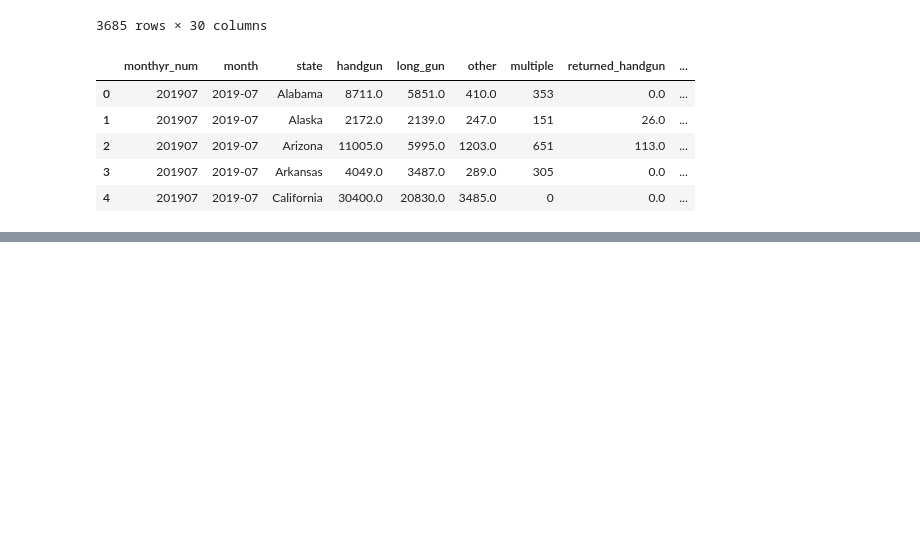
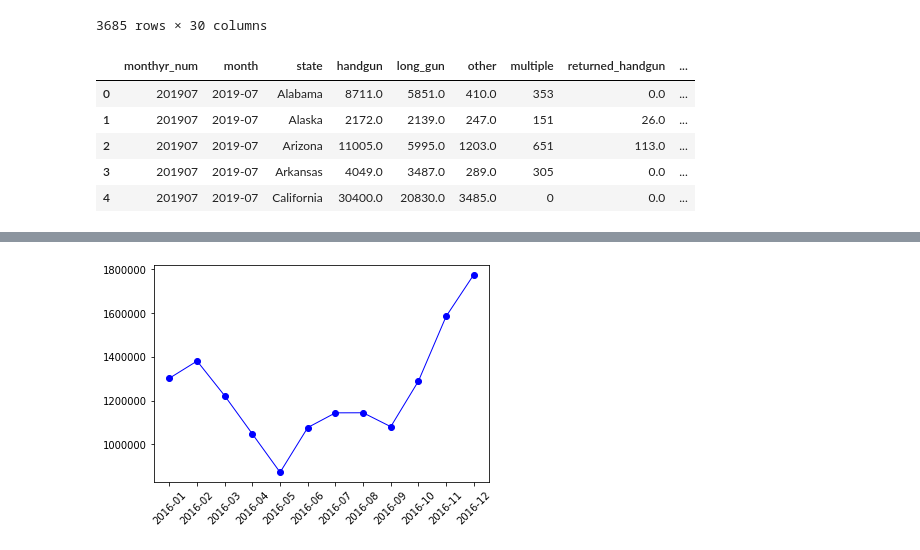
Before and after one commit to tmartinez52/Driving-Gun-Sales, a Jupyter notebook: Data Merged/project.ipynb, the cells around one changed output, grey strips where cells are left out. Cells and saved outputs as stored; diff of their text form; code cells hidden in the pictures; blank space fills up the shorter version.

```diff
--- a/Data Merged/project.ipynb
+++ b/Data Merged/project.ipynb
@@ -184,0 +324,6 @@ gun_df_1.head()
+# %%
+plt.plot(x_axis_2, gun_2016, marker="o",color="blue", linewidth=1)
+plt.xticks(rotation=45)
+plt.savefig("Images/2016_gun_sales.png")
+# %% [output]
+[figure, added]
```
Also changed, not shown: parts of 20 cells of this notebook, 16 other files.
